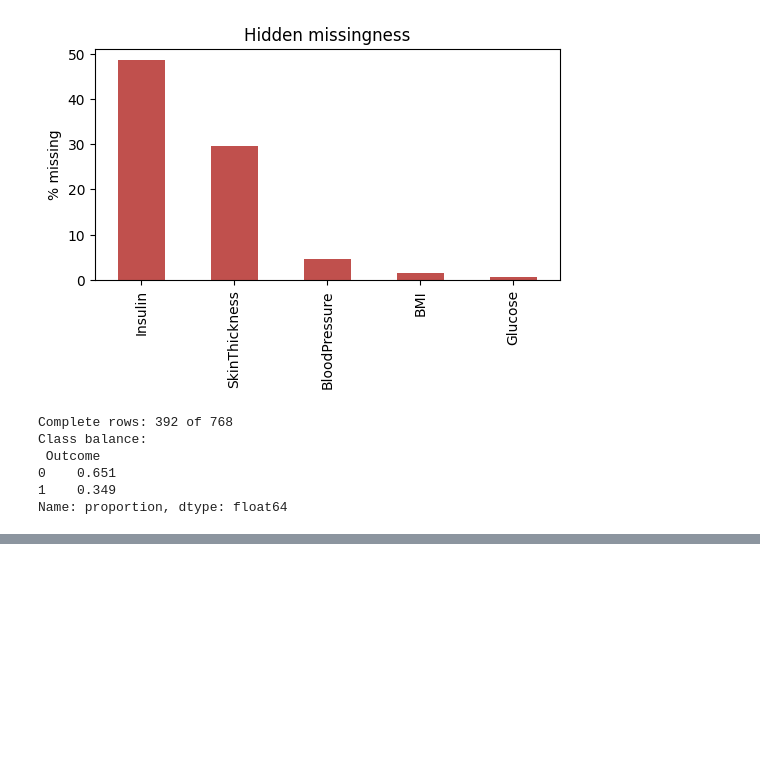
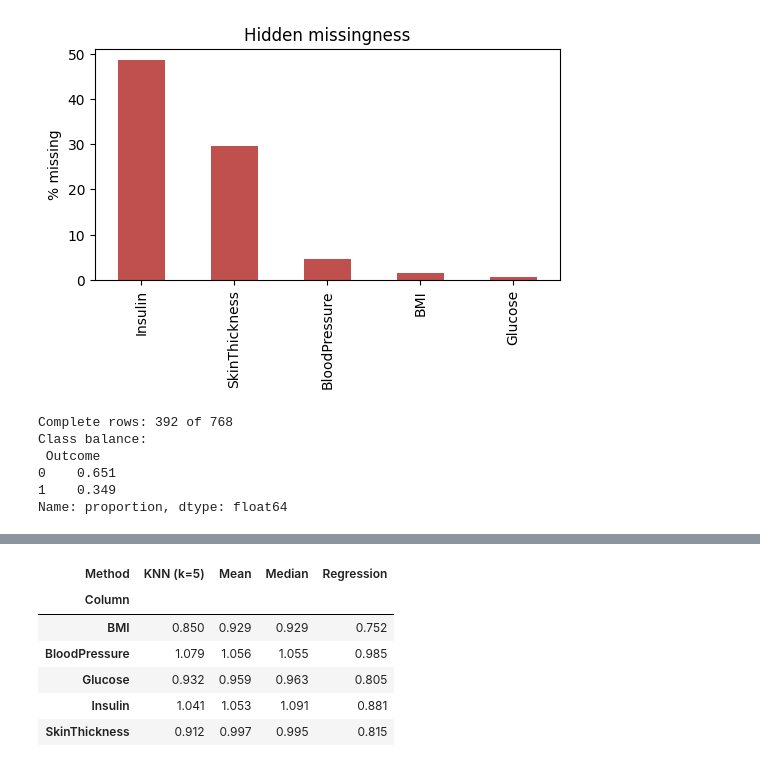
Before and after one commit to lamia-khd/react-router, a Jupyter notebook: imputation_and_imbalance.ipynb, the cells around one changed output, grey strips where cells are left out. Cells and saved outputs as stored; diff of their text form; code cells hidden in the pictures; blank space fills up the shorter version.

```diff
--- a/imputation_and_imbalance.ipynb
+++ b/imputation_and_imbalance.ipynb
@@ -70,0 +276,50 @@ Name: proportion, dtype: float64
+# %%
+# Evaluate imputation error separately for each feature
+def per_column_rmse(frac=0.20, n_rep=5):
+    rows = []
+    for rep in range(n_rep):
+        Xm, mask = mask_mcar(
+            X_true, frac, np.random.default_rng(rep)
+        )
+        # Standardize using observed values only
+        mu = np.nanmean(Xm, axis=0)
+        sigma = np.nanstd(Xm, axis=0)
+        sigma[sigma == 0] = 1
+        Xm_scaled = (Xm - mu) / sigma
+        X_true_scaled = (X_true - mu) / sigma
+        for name, imputer in make_imputers().items():
+            Xi = imputer.fit_transform(Xm_scaled)
+            for j, col in enumerate(FEATURES):
+                # Evaluate only values hidden in this column
+                col_mask = mask[:, j]
+                if col_mask.sum() > 0:
+                    rmse = np.sqrt(
+                        mean_squared_error(
+                            X_true_scaled[col_mask, j],
+                            Xi[col_mask, j]
+                        )
+                    )
+                    rows.append({
+                        "Method": name,
+                        "Column": col,
+                        "Rep": rep,
+                        "RMSE": rmse
+                    })
+    return pd.DataFrame(rows)
+
+res_col = per_column_rmse(frac=0.20, n_rep=5)
+# Average RMSE across repetitions for each method and column
+summary_col = (
+    res_col.groupby(["Method", "Column"])["RMSE"]
+    .mean()
+    .unstack("Method")
+)
+display(summary_col.round(3))
+# %% [output]
+| Method | KNN (k=5) | Mean | Median | Regression |
+| Column |  |  |  |  |
+| BMI | 0.850 | 0.929 | 0.929 | 0.752 |
+| BloodPressure | 1.079 | 1.056 | 1.055 | 0.985 |
+| Glucose | 0.932 | 0.959 | 0.963 | 0.805 |
+| Insulin | 1.041 | 1.053 | 1.091 | 0.881 |
+| SkinThickness | 0.912 | 0.997 | 0.995 | 0.815 |
```
Also changed, not shown: parts of 8 cells of this notebook.
